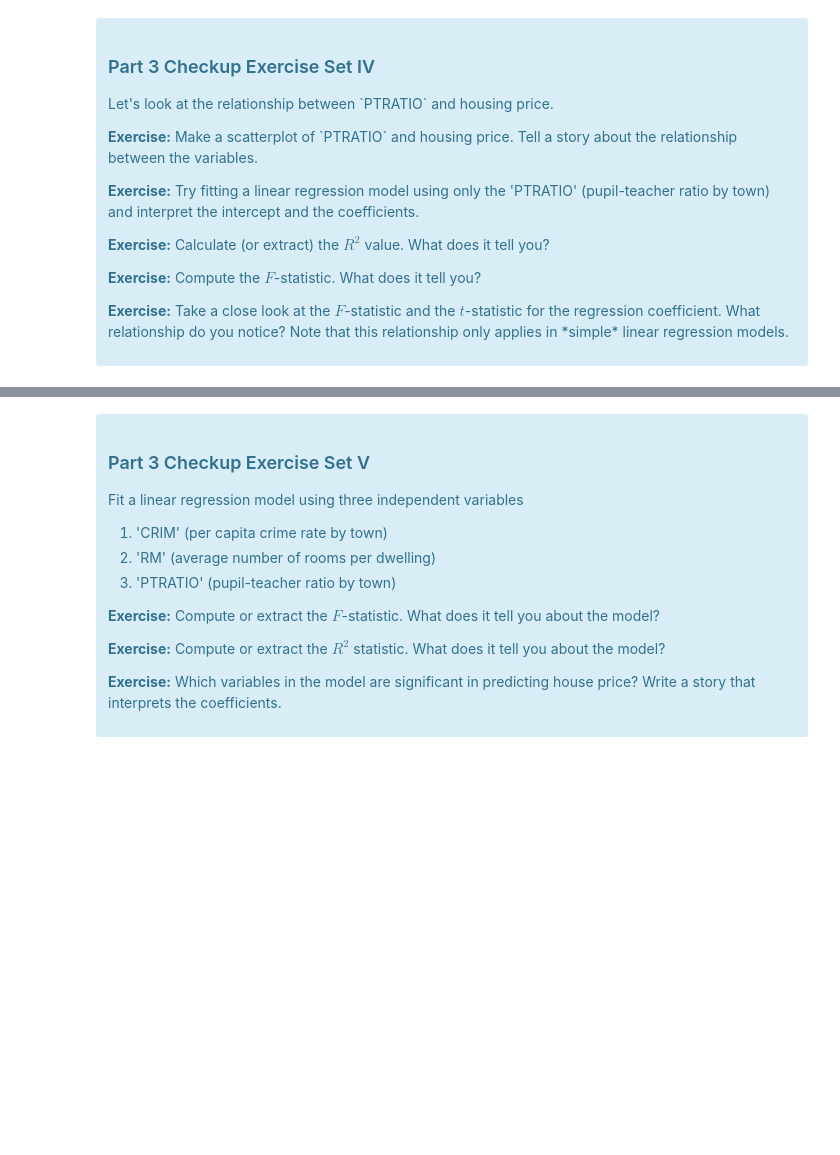
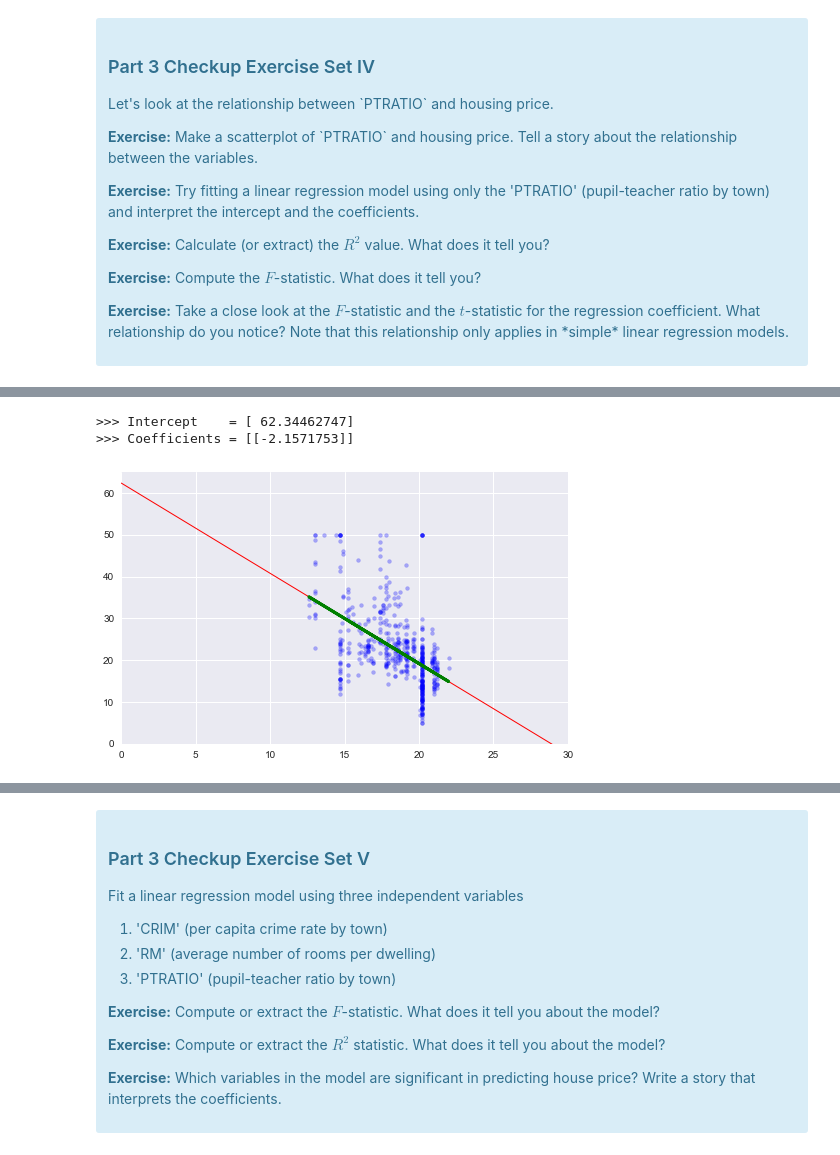
Before and after one commit to karlphillip/DataScience, a Jupyter notebook: Smaller Projects/linear_regression_boston_housing_ml/Mini_Project_Linear_Regression.ipynb, the cells around one changed output, grey strips where cells are left out. Cells and saved outputs as stored; diff of their text form; code cells hidden in the pictures; blank space fills up the shorter version.

```diff
--- a/Smaller Projects/linear_regression_boston_housing_ml/Mini_Project_Linear_Regression.ipynb
+++ b/Smaller Projects/linear_regression_boston_housing_ml/Mini_Project_Linear_Regression.ipynb
@@ -807,0 +834,30 @@ Once we compute the $F$-statistic, we can use the $F$-distribution with $N-K$ an
+# %%
+# karl: linear regression model using only the 'PTRATIO'
+X = bos.PTRATIO.values.reshape(-1, 1)
+y = bos.PRICE.values.reshape(-1, 1)
+
+# Fit the model to the data
+reg = LinearRegression()
+reg.fit(X, y)
+y_pred = reg.predict(X)
+print('>>> Intercept    =', reg.intercept_, '\n>>> Coefficients =', reg.coef_)
+
+# Setup plot size and plot data points
+plt.figure(figsize=(8,5))
+plt.subplot(1, 1, 1)
+plt.scatter(X, y, s=15, alpha=0.3, color='blue')
+
+# plot and calc by hand the regression line, starting from x = 0 to x = 29
+x_values = np.arange(0, 30)
+y_values = (reg.coef_ * x_values + reg.intercept_).reshape(-1) # Calculate Y = m*X + b
+plt.plot(x_values, y_values, color='red', linewidth=1)
+
+# plot original regression line as green
+plt.plot(X, y_pred, color='green', linewidth=3)
+plt.xlim((0, 30))
+plt.ylim((0, 65))
+plt.show()
+# %% [output]
+>>> Intercept    = [ 62.34462747]
+>>> Coefficients = [[-2.1571753]]
+[figure, added]
```
Also changed, not shown: parts of 16 cells of this notebook.
